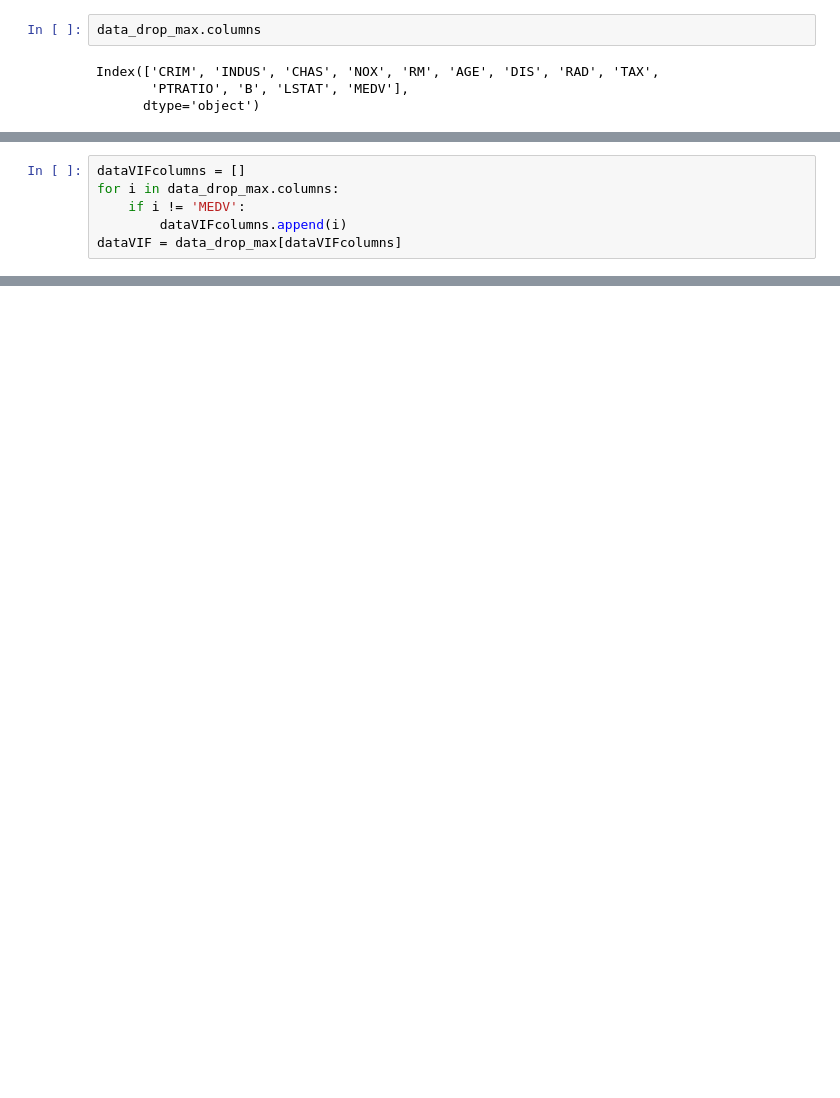
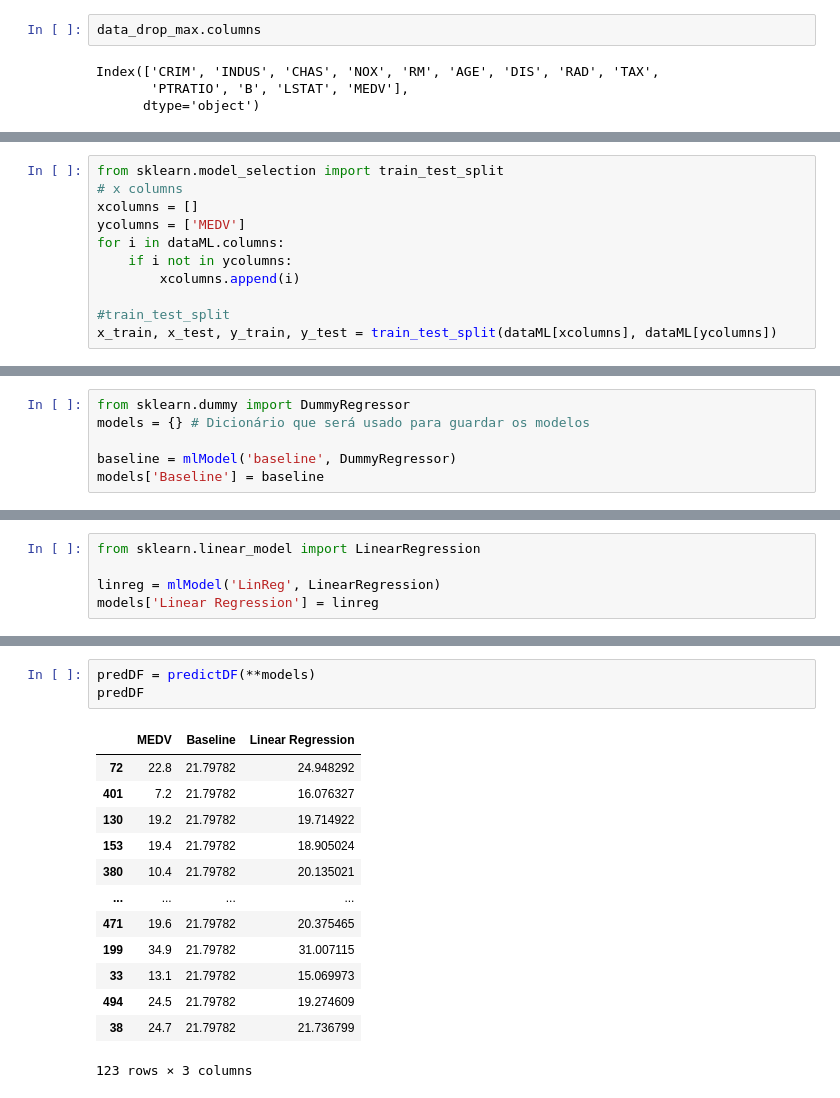
Before and after one commit to DaniloGR91/Semana_DataScience_MinerandoDados, a Jupyter notebook: data_analysis.ipynb, the cells around one changed output, grey strips where cells are left out. Cells and saved outputs as stored; diff of their text form; blank space fills up the shorter version.

```diff
--- a/data_analysis.ipynb
+++ b/data_analysis.ipynb
@@ -219,6 +210,0 @@ Index(['CRIM', 'INDUS', 'CHAS', 'NOX', 'RM', 'AGE', 'DIS', 'RAD', 'TAX',
-# %%
-dataVIFcolumns = []
-for i in data_drop_max.columns:
-    if i != 'MEDV':
-        dataVIFcolumns.append(i)
-dataVIF = data_drop_max[dataVIFcolumns]
@@ -274,0 +219,11 @@ vif
+# %%
+from sklearn.model_selection import train_test_split
+# x columns
+xcolumns = []
+ycolumns = ['MEDV']
+for i in dataML.columns:
+    if i not in ycolumns:
+        xcolumns.append(i)
+
+#train_test_split
+x_train, x_test, y_train, y_test = train_test_split(dataML[xcolumns], dataML[ycolumns])
@@ -274,0 +286,6 @@ vif
+# %%
+from sklearn.dummy import DummyRegressor
+models = {} # Dicionário que será usado para guardar os modelos
+
+baseline = mlModel('baseline', DummyRegressor)
+models['Baseline'] = baseline
@@ -274,0 +294,5 @@ vif
+# %%
+from sklearn.linear_model import LinearRegression
+
+linreg = mlModel('LinReg', LinearRegression)
+models['Linear Regression'] = linreg
@@ -274,0 +308,17 @@ vif
+# %%
+predDF = predictDF(**models)
+predDF
+# %% [output]
+|  | MEDV | Baseline | Linear Regression |
+| 72 | 22.8 | 21.79782 | 24.948292 |
+| 401 | 7.2 | 21.79782 | 16.076327 |
+| 130 | 19.2 | 21.79782 | 19.714922 |
+| 153 | 19.4 | 21.79782 | 18.905024 |
+| 380 | 10.4 | 21.79782 | 20.135021 |
+| ... | ... | ... | ... |
+| 471 | 19.6 | 21.79782 | 20.375465 |
+| 199 | 34.9 | 21.79782 | 31.007115 |
+| 33 | 13.1 | 21.79782 | 15.069973 |
+| 494 | 24.5 | 21.79782 | 19.274609 |
+| 38 | 24.7 | 21.79782 | 21.736799 |
+123 rows × 3 columns
```
Also changed, not shown: parts of 24 cells of this notebook, 1 other file.
